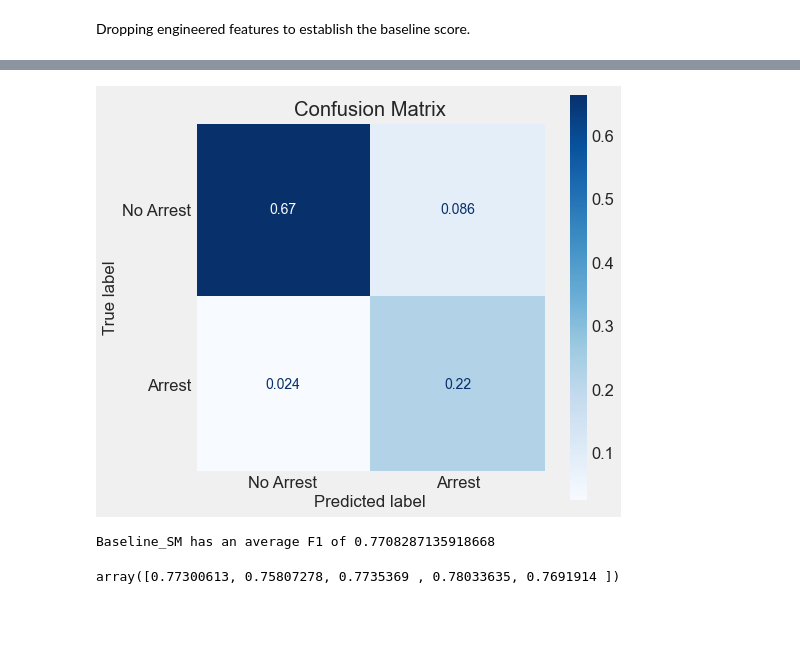
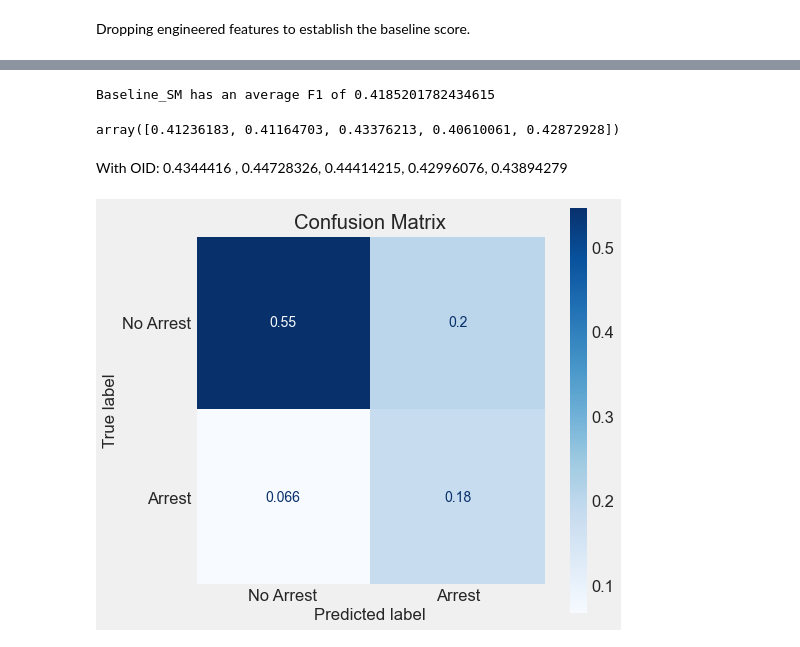
Before and after one commit to jeffreyhwatson/terry_stops_project, a Jupyter notebook: notebooks/exploratory/engineering.ipynb, the cells around one changed output, grey strips where cells are left out. Drawn from its saved outputs; the diff is of its cells as text; code cells hidden in the pictures; blank space fills up the shorter version.

```diff
--- a/notebooks/exploratory/engineering.ipynb
+++ b/notebooks/exploratory/engineering.ipynb
@@ -80,5 +104,5 @@ base_df.head(2)
 # %%
-X, y = f.Xy(base_df)
+X, y = f.Xy(baseline_df)
 # %%
 X_train, X_test, y_train, y_test = f.splitter(X,y)
 # %%
@@ -88 +113,3 @@ clf = LogisticRegression(max_iter=1000)
+# %%
+KNN = KNeighborsClassifier()
 # %%
@@ -99,11 +122,11 @@ array([0.77939863, 0.75540865, 0.76701878, 0.7742515 , 0.76770708])
 # %%
-model1 = make_sm_pipeline(preprocessing, sm, clf)
+baseline_sm = make_sm_pipeline(preprocessing, sm, KNN)
-# %%
-f.confusion(model1, X_train, y_train)
-# %% [output]
-[figure, old version]
 # %%
-modeling.report(model1, X_train, y_train, 'Baseline_SM', 'baseline w/ SMOTE')
+modeling.report(baseline_sm, X_train, y_train, 'Baseline_SM',\
+                'Baseline Model w/ SMOTE')
 # %% [output]
-Baseline_SM has an average F1 of 0.7708287135918668
+Baseline_SM has an average F1 of 0.4185201782434615
-array([0.77300613, 0.75807278, 0.7735369 , 0.78033635, 0.7691914 ])
+array([0.41236183, 0.41164703, 0.43376213, 0.40610061, 0.42872928])
+# %% [markdown]
+With OID:
+0.4344416 , 0.44728326, 0.44414215, 0.42996076, 0.43894279
@@ -110,3 +135,7 @@ array([0.77300613, 0.75807278, 0.7735369 , 0.78033635, 0.7691914 ])
+# %%
+f.confusion(baseline_sm, X_train, y_train)
+# %% [output]
+[figure, new version]
 # %%
 modeling.history
 # %% [output]
```
Also changed, not shown: parts of 33 cells of this notebook, 2 other files.
